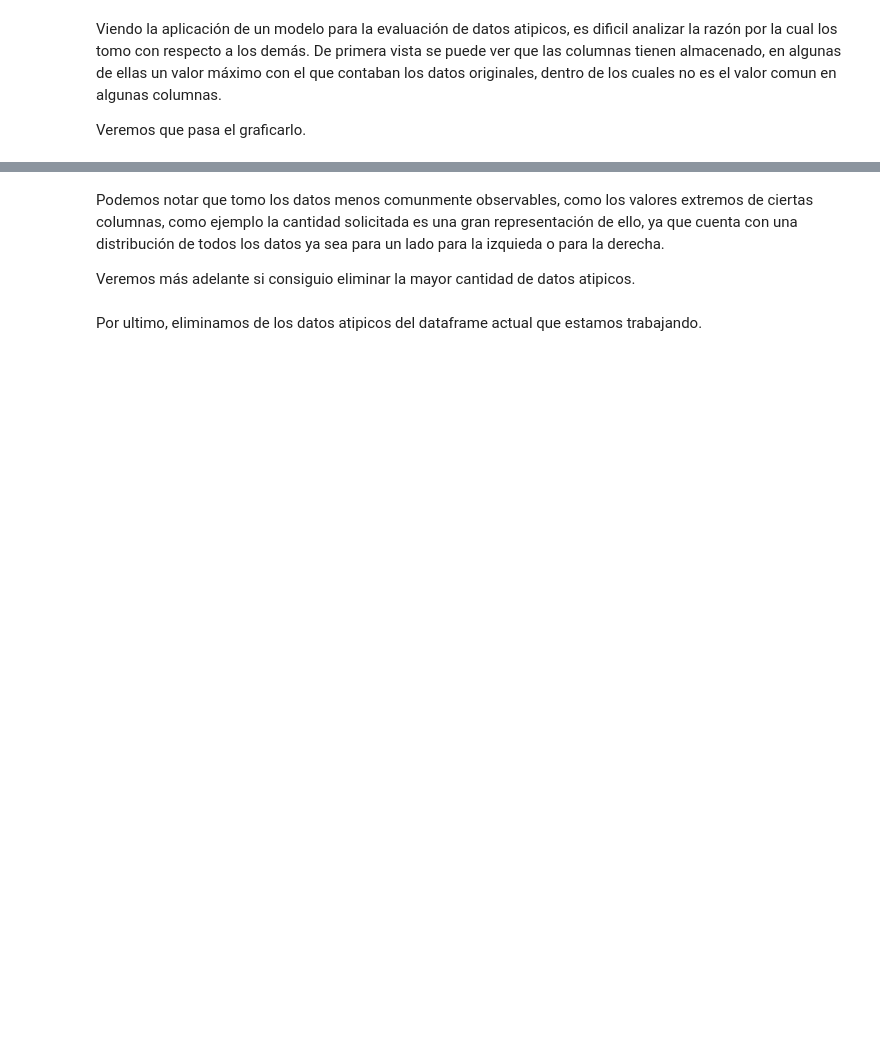
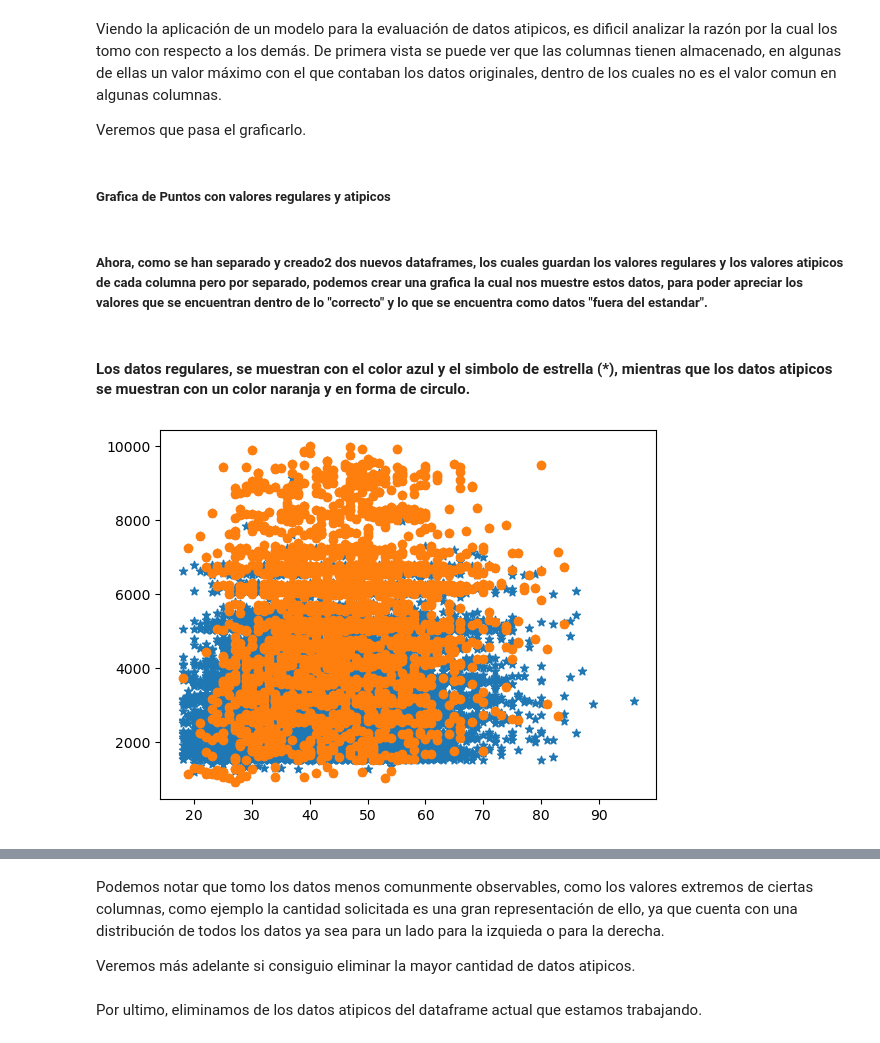
Before and after one commit to ismaelacosta/Proyecto_AID, a Jupyter notebook: examen.ipynb, the cells around one changed output, grey strips where cells are left out. Drawn from its saved outputs; the diff is of its cells as text; code cells hidden in the pictures; blank space fills up the shorter version.

Commit message:
Agregado las graficas de Puntos

```diff
--- a/examen.ipynb
+++ b/examen.ipynb
@@ -1107,3 +1108,15 @@ df_outliers.describe()
 Viendo la aplicación de un modelo para la evaluación de datos atipicos, es dificil analizar la razón por la cual los tomo con respecto a los demás. De primera vista se puede ver que las columnas tienen almacenado, en algunas de ellas un valor máximo con el que contaban los datos originales, dentro de los cuales no es el valor comun en algunas columnas.
 
 Veremos que pasa el graficarlo.
+# %% [markdown]
+##### Grafica de Puntos con valores regulares y atipicos
+# %% [markdown]
+##### Ahora, como se han separado y creado2 dos nuevos dataframes, los cuales guardan los valores regulares y los valores atipicos de cada columna pero por separado, podemos crear una grafica la cual nos muestre estos datos, para poder apreciar los valores que se encuentran dentro de lo "correcto" y lo que se encuentra como datos "fuera del estandar".
+# %% [markdown]
+#### Los datos regulares, se muestran con el color azul y el simbolo de estrella (*), mientras que los datos atipicos se muestran con un color naranja y en forma de circulo.
+# %%
+plt.scatter(df['Edad'], df['Ingreso'], marker="*")
+plt.scatter(df_outliers['Edad'], df_outliers['Ingreso'])
+plt.show()
+# %% [output]
+[figure, added]
```
Also changed, not shown: parts of 16 cells of this notebook.
